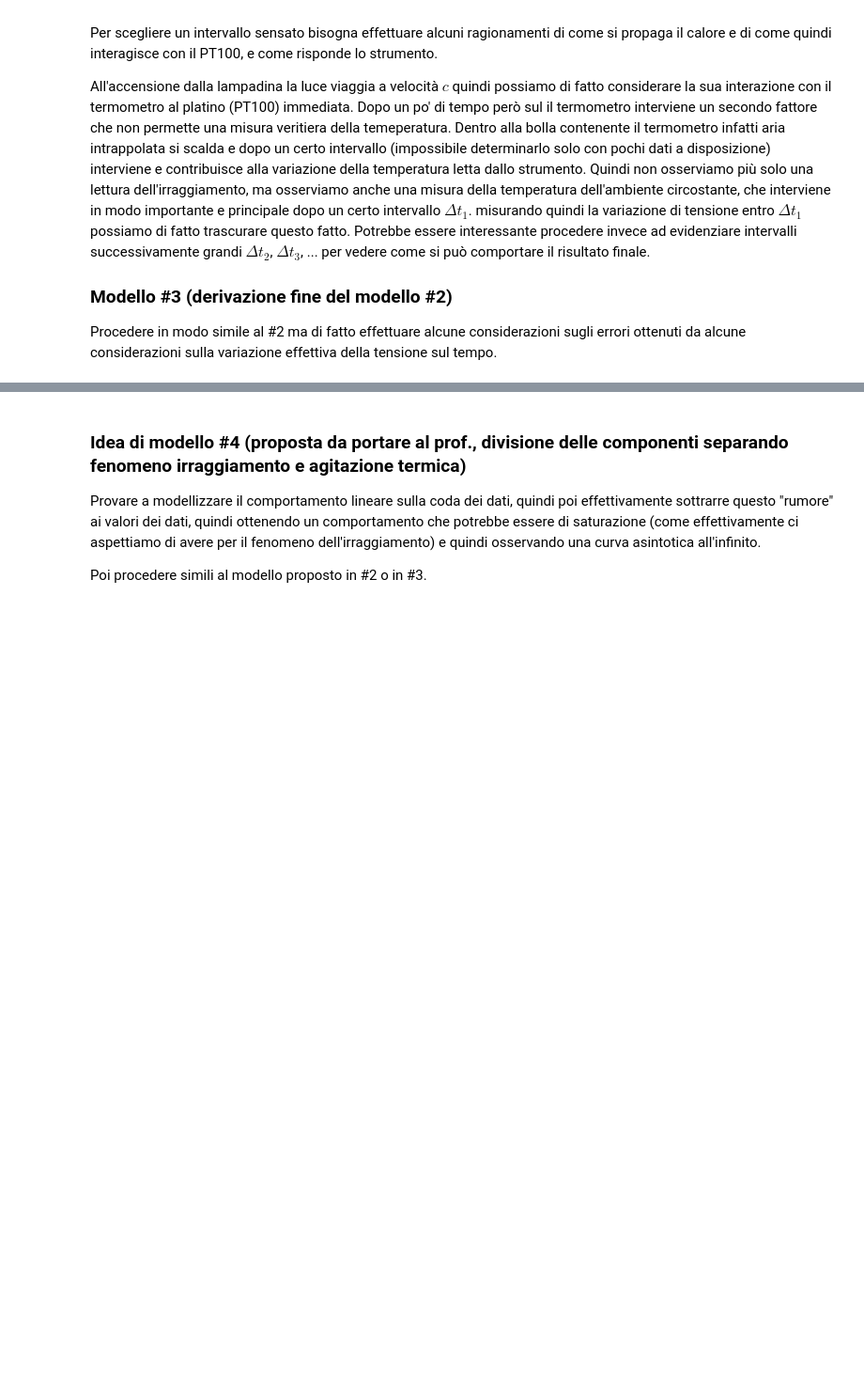
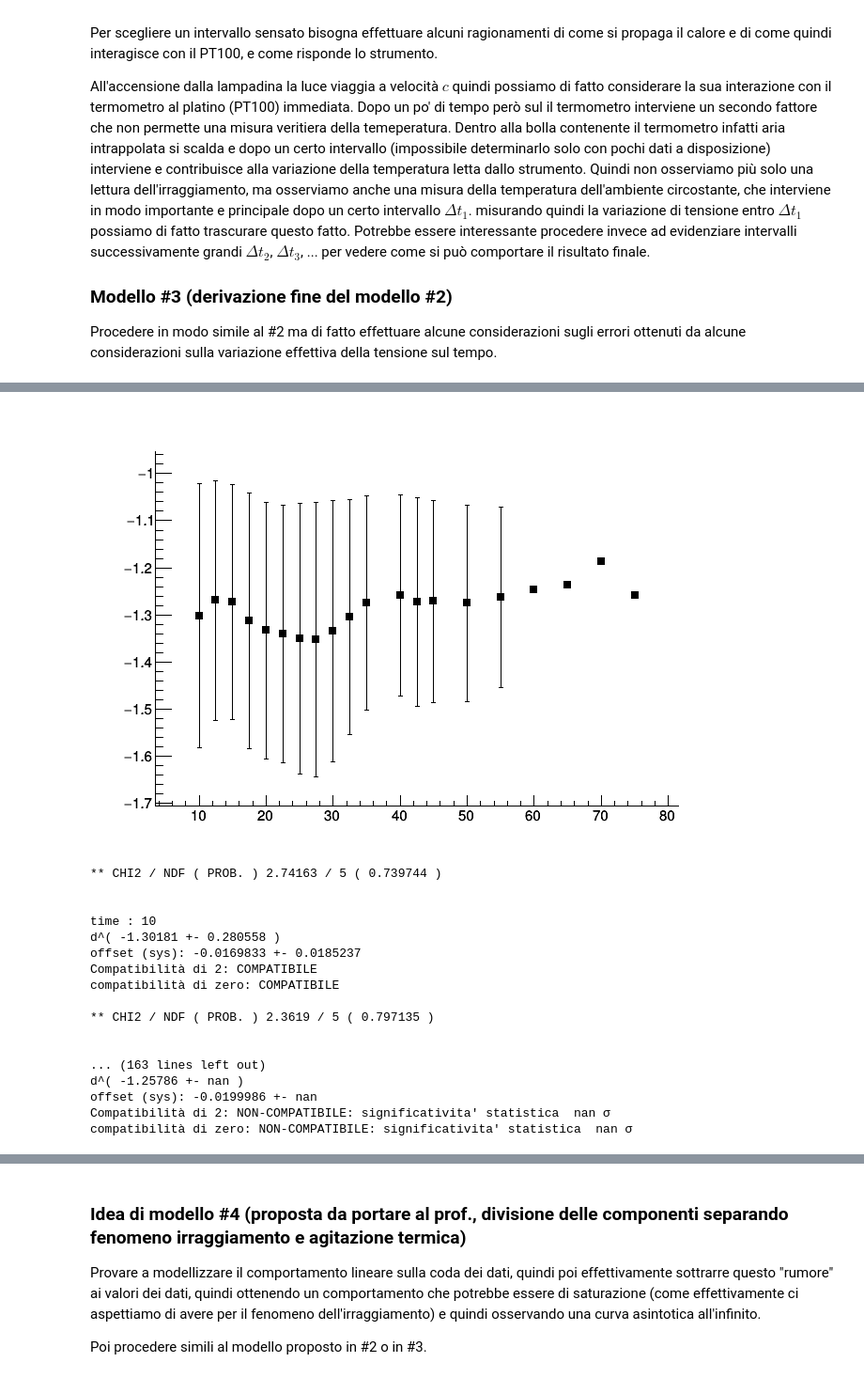
Before and after one commit to mattiasotgia/Lab2, a Jupyter notebook: esperienza_4__irraggiamento_lampadina/analisi_dati/2021_12_21_data_analysis_LAB_R2.ipynb, the cells around one changed output, grey strips where cells are left out. Shown: that part at 94% size. Cells and saved outputs as stored; diff of their text form; code cells hidden in the pictures; blank space fills up the shorter version.

```diff
--- a/esperienza_4__irraggiamento_lampadina/analisi_dati/2021_12_21_data_analysis_LAB_R2.ipynb
+++ b/esperienza_4__irraggiamento_lampadina/analisi_dati/2021_12_21_data_analysis_LAB_R2.ipynb
@@ -340,8 +456,4 @@ Procedere in modo simile al #2 ma di fatto effettuare alcune considerazioni sugl
 # %%
-/*TCanvas* c6 = new TCanvas("c6","",1000,400);
-graphset::setcanvas(c6, 2,1);
-
-
 TCanvas* c7 = new TCanvas();
 TGraphErrors *mod2_suc = new TGraphErrors();
 
@@ -349,17 +461,14 @@ TGraphErrors *mod2_suc = new TGraphErrors();
 double dV_mod2[8];
 double err_dV_mod2[8];
 
-double eval[22] = {10, 12.5, 15, 17.5, 20, 22.5, 25, 27.5, 30, 32.5, 35, 40, 42.5, 45, 50, 55, 60, 65, 70, 75};
-
-c6->cd(1);
-graphset::setcanvas(c6->cd(1));
+double eval[20] = {10, 12.5, 15, 17.5, 20, 22.5, 25, 27.5, 30, 32.5, 35, 40, 42.5, 45, 50, 55, 60, 65, 70, 75};
 
 TLegend *l2 = new TLegend(0.2, 0.2, 0.6, 0.5);
 l2->SetHeader("#bf{MODELLO #2}");
 l2->SetBorderSize(0);
 l2->SetFillColorAlpha(kWhite, 0);
 
-for(int h=0; h<23; h++){
+for(int h=0; h<20; h++){
 
 
     for (int k = 0; k < 8; k++)
@@ -391,7 +500,6 @@ for(int h=0; h<23; h++){
         TF1 *mod2 = new TF1(("mod2_" + dist).c_str(), "[0]*x+[1]", eval[h] - 2, eval[h] + 2);
         graphset::setmarker(g1, mod2, mk[k], 21, 0.4);
 
-        g1->Draw((k == 0) ? "ap" : "p");
         graphset::set_TGraphAxis(g1, "Voltage [V]", 1, "Time after t=0 [s]");
         g1->Fit(("mod2_" + dist).c_str(), "QR"); // fit intorno 20s
         l2->AddEntry(("g1_" + dist).c_str(), ("d=" + dist + "#times10^{-2} m").c_str());
@@ -402,48 +510,59 @@ for(int h=0; h<23; h++){
 
         data.close();
     }
-    l2->Draw();
 
     TGraphErrors *plot2 = new TGraphErrors();
     graphset::set_TGraphAxis(plot2, "Voltage after 20s [V/s]", 1, "Source distance [m]");
 
     TF1 *mod2_plot = new TF1("mod2_plot", "[0]*pow((x+[2]), [1])");
     mod2_plot->SetParameters(1, -2, 0.0);
 
     for (int j = 0; j < 8; j++)
     {
         plot2->SetPoint(j, d[j], abs(dV_mod2[j]));
-        plot2->SetPointError(j, errore_distanza, err_dV_mod2[j]); //> se considero 5 mm in più a d=2cm, ok compatibilità con -2.
+        plot2->SetPointError(j, (j!=0)? errore_distanza:errore_distanza + 0.005/sqrt(3), err_dV_mod2[j]); //> se considero 5 mm in più a d=2cm, ok compatibilità con -2.
     }
 
-    c6->cd(2);
-    graphset::setcanvas(c6->cd(2));
-    c6->cd(2);
-    plot2->Draw("ap");
-    plot2->Fit("mod2_plot");
-
-    c6->Draw();
-    c6->SaveAs("../fig/plot_mod2.pdf");
+    plot2->Fit("mod2_plot", "Q");
 
     logs::print_stat(mod2_plot);
 
     std::cout << std::endl
               << "time : " << eval[h] << std::endl
               << "d^( " << mod2_plot->GetParameter(1) << " +- " << mod2_plot->GetParError(1) << " )" << std::endl
               << "offset (sys): " << mod2_plot->GetParameter(2) << " +- " << mod2_plot->GetParError(2) << std::endl;
 
-    mod2_suc->SetPoint(h, eval[h], fit_mod2->GetParameter(1));
-    mod2_suc->SetPointError(h, 0, fit_mod2->GetParError(1));
+    mod2_suc->SetPoint(h, eval[h], mod2_plot->GetParameter(1));
+    mod2_suc->SetPointError(h, 0, mod2_plot->GetParError(1));
 
     std::cout << "Compatibilità di 2: " << stattools::compatible(-2, 0, mod2_plot->GetParameter(1), mod2_plot->GetParError(1)) << std::endl;
     std::cout << "compatibilità di zero: " << // offset con stima (6/sqrt(3) mm): " <<
         stattools::compatible(0, 0, mod2_plot->GetParameter(2), mod2_plot->GetParError(2)) << std::endl;
 
-//}
+}
 
 
 
 c7->cd();
 mod2_suc->SetMarkerStyle(21);
 mod2_suc->Draw("AP");
-c7->Draw();*/
+c7->Draw();
+# %% [output]
+[figure, added]
+** CHI2 / NDF ( PROB. ) 2.74163 / 5 ( 0.739744 )
+
+
+time : 10
+d^( -1.30181 +- 0.280558 )
+offset (sys): -0.0169833 +- 0.0185237
+Compatibilità di 2: COMPATIBILE
+compatibilità di zero: COMPATIBILE
+
+** CHI2 / NDF ( PROB. ) 2.3619 / 5 ( 0.797135 )
+
+
+... (163 lines left out)
+d^( -1.25786 +- nan )
+offset (sys): -0.0199986 +- nan
+Compatibilità di 2: NON-COMPATIBILE: significativita' statistica  nan σ
+compatibilità di zero: NON-COMPATIBILE: significativita' statistica  nan σ
```
Also changed, not shown: parts of 8 cells of this notebook, 1 other file.
